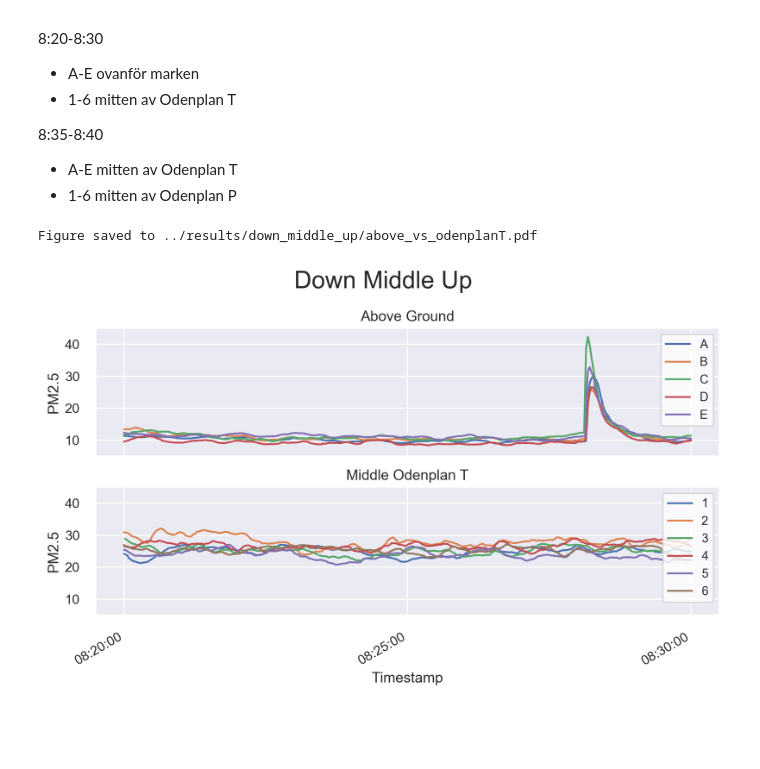
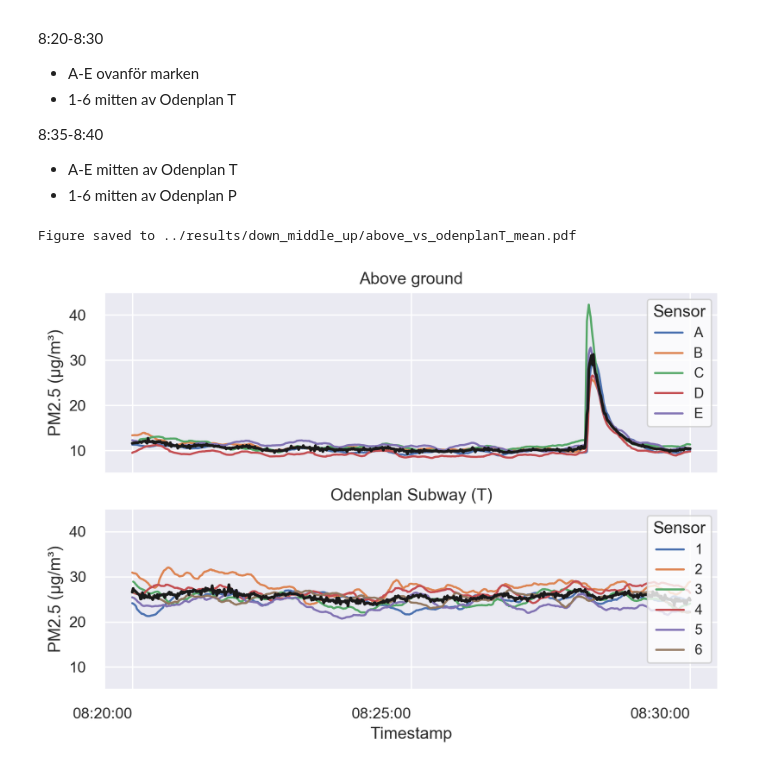
Before and after one commit to aliceheiman/air-pollution-stockholm-subway, a Jupyter notebook: scripts/DownMiddleUp.ipynb, the cells around one changed output. Drawn from its saved outputs; the diff is of its cells as text; code cells hidden in the pictures; blank space fills up the shorter version.

Commit message:
further graphs

```diff
--- a/scripts/DownMiddleUp.ipynb
+++ b/scripts/DownMiddleUp.ipynb
@@ -89,45 +89,66 @@ s2_df.reset_index(drop=True, inplace=True)
 s2_g1 = s2_df[s2_df['Sensor'].isin(g1)]
 s2_g2 = s2_df[s2_df['Sensor'].isin(g2)]
 # %%
+import matplotlib.ticker as plticker
 def compare_plot(df_1, df_2, t1, t2, file_name=False):
 
-    fig, axs = plt.subplots(2, dpi=250, figsize=[8, 5], sharex=True, sharey=True)
+    # Compute sensor "Mean" as the mean of all sensor for every timestamp
+
+    mean_df_1 = df_1.groupby('Timestamp').mean()
+    mean_df_1['Timestamp'] = mean_df_1.index
+    mean_df_1['Sensor'] = 'Mean'
+    mean_df_1['UID'] = 'Mean'
+    mean_df_1.reset_index(drop=True, inplace=True)
+
+    mean_df_2 = df_2.groupby('Timestamp').mean()
+    mean_df_2['Timestamp'] = mean_df_2.index
+    mean_df_2['Sensor'] = 'Mean'
+    mean_df_2['UID'] = 'Mean'
+    mean_df_2.reset_index(drop=True, inplace=True)
+
+    fig, axs = plt.subplots(2, dpi=250, figsize=[7, 5], sharex=True, sharey=True)
 
     axs[0].set_ylim([5, 45])
     axs[1].set_ylim([5, 45])
 
     for key, grp in df_1.groupby(['Sensor']):
         axs[0] = grp.plot(ax=axs[0], kind='line', x='Timestamp', y='PM2.5', label=key)
-        axs[0].set_ylabel('PM2.5')
+        axs[0].set_ylabel(f'PM2.5 ({unit})')
         axs[0].set_title(t1)
-        axs[0].legend(fontsize=10, loc=1, frameon=True, facecolor='#fff')
+        axs[0].legend(fontsize=10, loc=1, frameon=True, facecolor='#fff', title='Sensor')
+
+    axs[0].plot(mean_df_1["Timestamp"], mean_df_1['PM2.5'], label='Mean', linewidth=2, c="k")
 
     for key, grp in df_2.groupby(['Sensor']):
         axs[1] = grp.plot(ax=axs[1], kind='line', x='Timestamp', y='PM2.5', label=key)
-        axs[1].set_ylabel('PM2.5')
+        axs[1].set_ylabel(f'PM2.5 ({unit})')
         axs[1].set_title(t2)
-        axs[1].legend(fontsize=10, loc=1, frameon=True, facecolor='#fff')
+        axs[1].legend(fontsize=10, loc=1, frameon=True, facecolor='#fff', title='Sensor')
+
+    axs[1].plot(mean_df_2["Timestamp"], mean_df_2['PM2.5'], label='Mean', linewidth=2, c="k")
 
     # Main title
-    fig.suptitle('Down Middle Up', fontsize=20)
+    # fig.suptitle('Down Middle Up', fontsize=20)
 
     # Format time on x-axis
     plt.gcf().autofmt_xdate()
     myFmt = dates.DateFormatter('%H:%M:%S')
     plt.gca().xaxis.set_major_formatter(myFmt)
 
+    plt.xticks(rotation=0)
+
     plt.tight_layout()
 
     # If filename
     if file_name is not False:
-        plt.savefig(file_name)
+        plt.savefig(file_name, dpi=300, bbox_inches="tight")
         print(f'Figure saved to {file_name}')
 
     plt.plot()
 # %%
-graph_name = f'{fig_folder}/above_vs_odenplanT.pdf'
-compare_plot(s1_g1, s1_g2, 'Above Ground', 'Middle Odenplan T', file_name=graph_name)
+graph_name = f'{fig_folder}/above_vs_odenplanT_mean.pdf'
+compare_plot(s1_g1, s1_g2, 'Above ground', 'Odenplan Subway (T)', file_name=graph_name)
 # %% [output]
-Figure saved to ../results/down_middle_up/above_vs_odenplanT.pdf
+Figure saved to ../results/down_middle_up/above_vs_odenplanT_mean.pdf
-[figure, old version]
+[figure, new version]
 # %%
```
Also changed, not shown: parts of 3 cells of this notebook, 14 other files.
